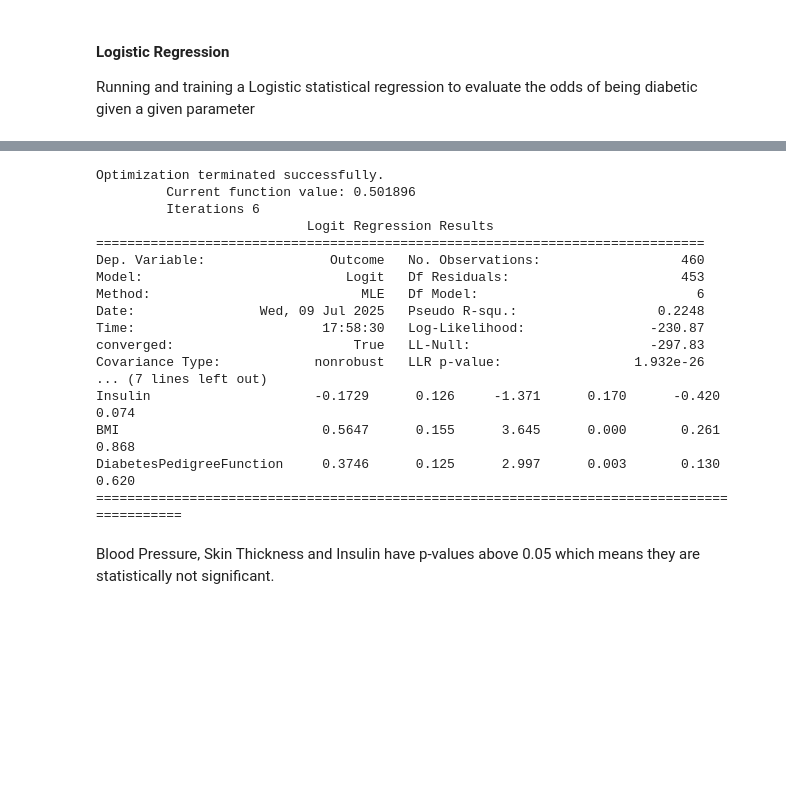
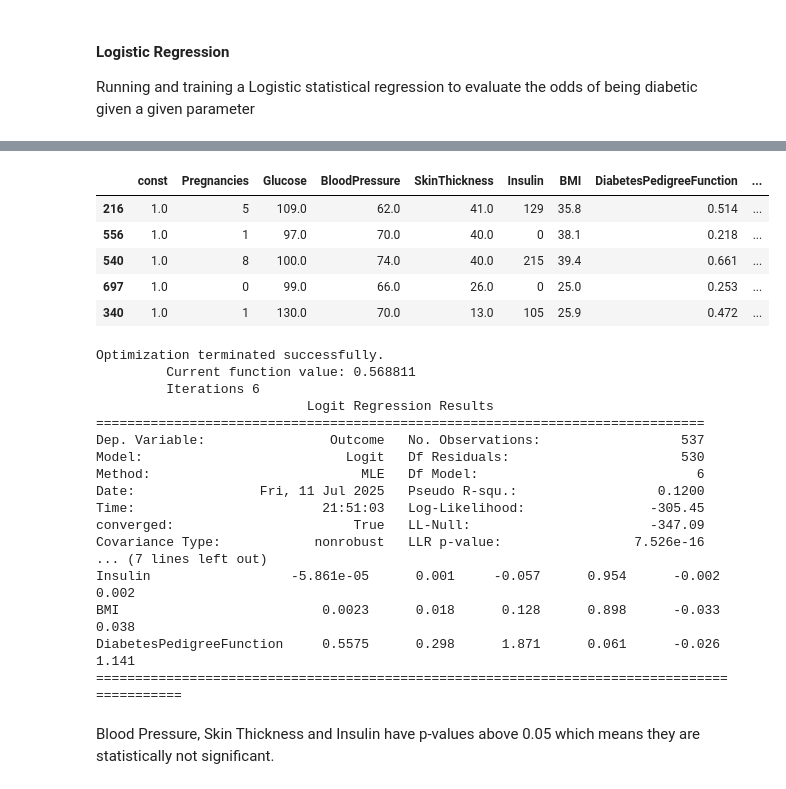
Before and after one commit to royssentongo/Own_projects, a Jupyter notebook: Pima_Diabetes.ipynb, the cells around one changed output, grey strips where cells are left out. Saved outputs shown, nothing was run; the diff lists cells and outputs as text; code cells hidden in the pictures; blank space fills up the shorter version.

```diff
--- a/Pima_Diabetes.ipynb
+++ b/Pima_Diabetes.ipynb
@@ -754,25 +863,37 @@ from statsmodels.tools.tools import add_constant
+# %%
+
+# Dropping Age Group & Status Because
+X_stat_train.drop(['Age Group','Status'],axis=1)
+X_stat_train.head()
+# %% [output]
+|  | const | Pregnancies | Glucose | BloodPressure | SkinThickness | Insulin | BMI | DiabetesPedigreeFunction | ... |
+| 216 | 1.0 | 5 | 109.0 | 62.0 | 41.0 | 129 | 35.8 | 0.514 | ... |
+| 556 | 1.0 | 1 | 97.0 | 70.0 | 40.0 | 0 | 38.1 | 0.218 | ... |
+| 540 | 1.0 | 8 | 100.0 | 74.0 | 40.0 | 215 | 39.4 | 0.661 | ... |
+| 697 | 1.0 | 0 | 99.0 | 66.0 | 26.0 | 0 | 25.0 | 0.253 | ... |
+| 340 | 1.0 | 1 | 130.0 | 70.0 | 13.0 | 105 | 25.9 | 0.472 | ... |
 # %%
 # Fitting the model on train_set
-logit = sm.Logit(y_train,x_train[num_cols].astype(float))
+logit = sm.Logit(Y_stat_train,X_stat_train[num_cols].astype(float))
 lg = logit.fit()
 print(lg.summary())
 # %% [output]
 Optimization terminated successfully.
-         Current function value: 0.501896
+         Current function value: 0.568811
          Iterations 6
                            Logit Regression Results
 ==============================================================================
-Dep. Variable:                Outcome   No. Observations:                  460
-Model:                          Logit   Df Residuals:                      453
+Dep. Variable:                Outcome   No. Observations:                  537
+Model:                          Logit   Df Residuals:                      530
 Method:                           MLE   Df Model:                            6
-Date:                Wed, 09 Jul 2025   Pseudo R-squ.:                  0.2248
-Time:                        17:58:30   Log-Likelihood:                -230.87
-converged:                       True   LL-Null:                       -297.83
-Covariance Type:            nonrobust   LLR p-value:                 1.932e-26
+Date:                Fri, 11 Jul 2025   Pseudo R-squ.:                  0.1200
+Time:                        21:51:03   Log-Likelihood:                -305.45
+converged:                       True   LL-Null:                       -347.09
+Covariance Type:            nonrobust   LLR p-value:                 7.526e-16
 ... (7 lines left out)
-Insulin                     -0.1729      0.126     -1.371      0.170      -0.420       0.074
-BMI                          0.5647      0.155      3.645      0.000       0.261       0.868
-DiabetesPedigreeFunction     0.3746      0.125      2.997      0.003       0.130       0.620
+Insulin                  -5.861e-05      0.001     -0.057      0.954      -0.002       0.002
+BMI                          0.0023      0.018      0.128      0.898      -0.033       0.038
+DiabetesPedigreeFunction     0.5575      0.298      1.871      0.061      -0.026       1.141
 ============================================================================================
 # %% [markdown]
 Blood Pressure, Skin Thickness and Insulin have p-values above 0.05 which means they are statistically not significant.
```
Also changed, not shown: parts of 20 cells of this notebook.
